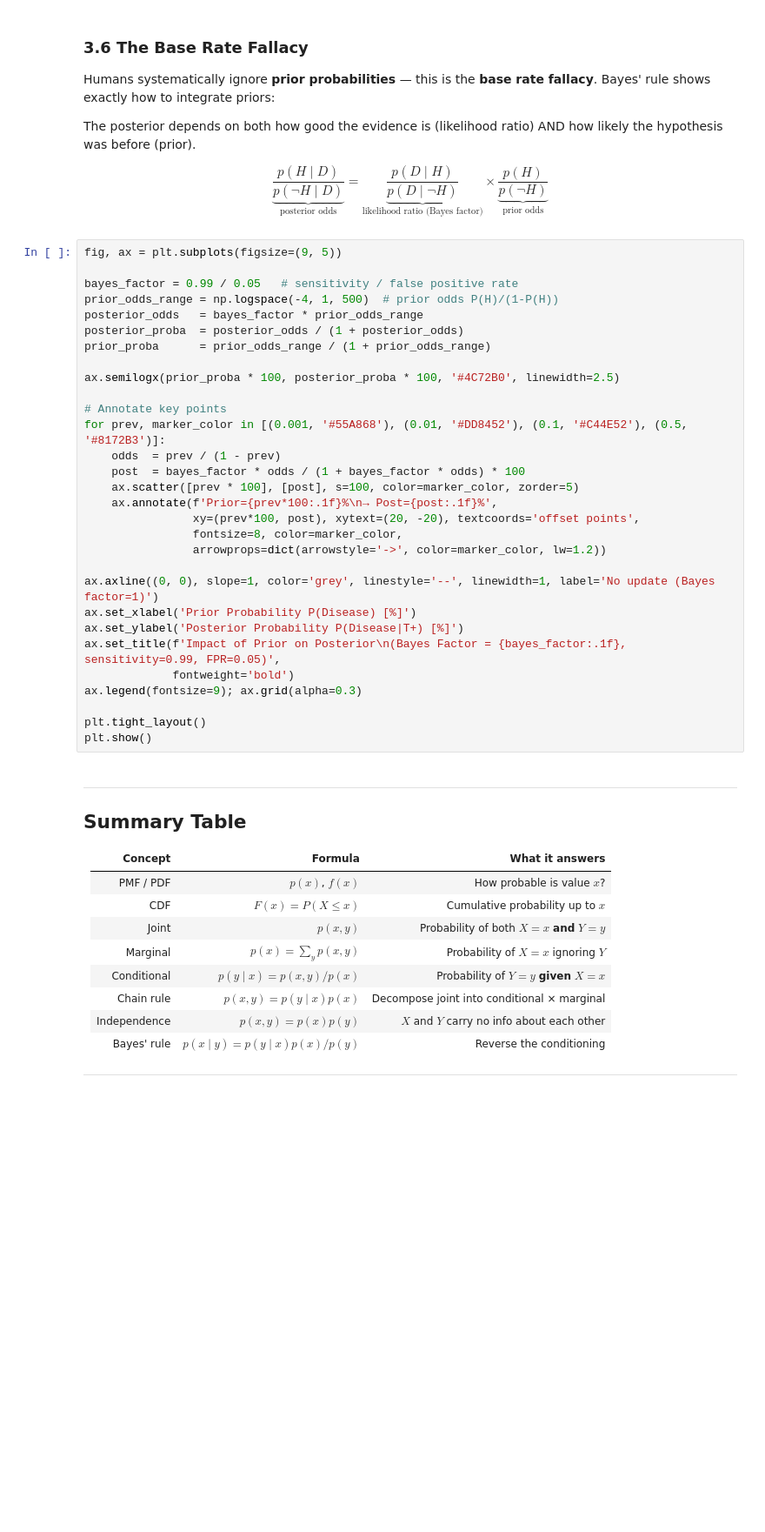
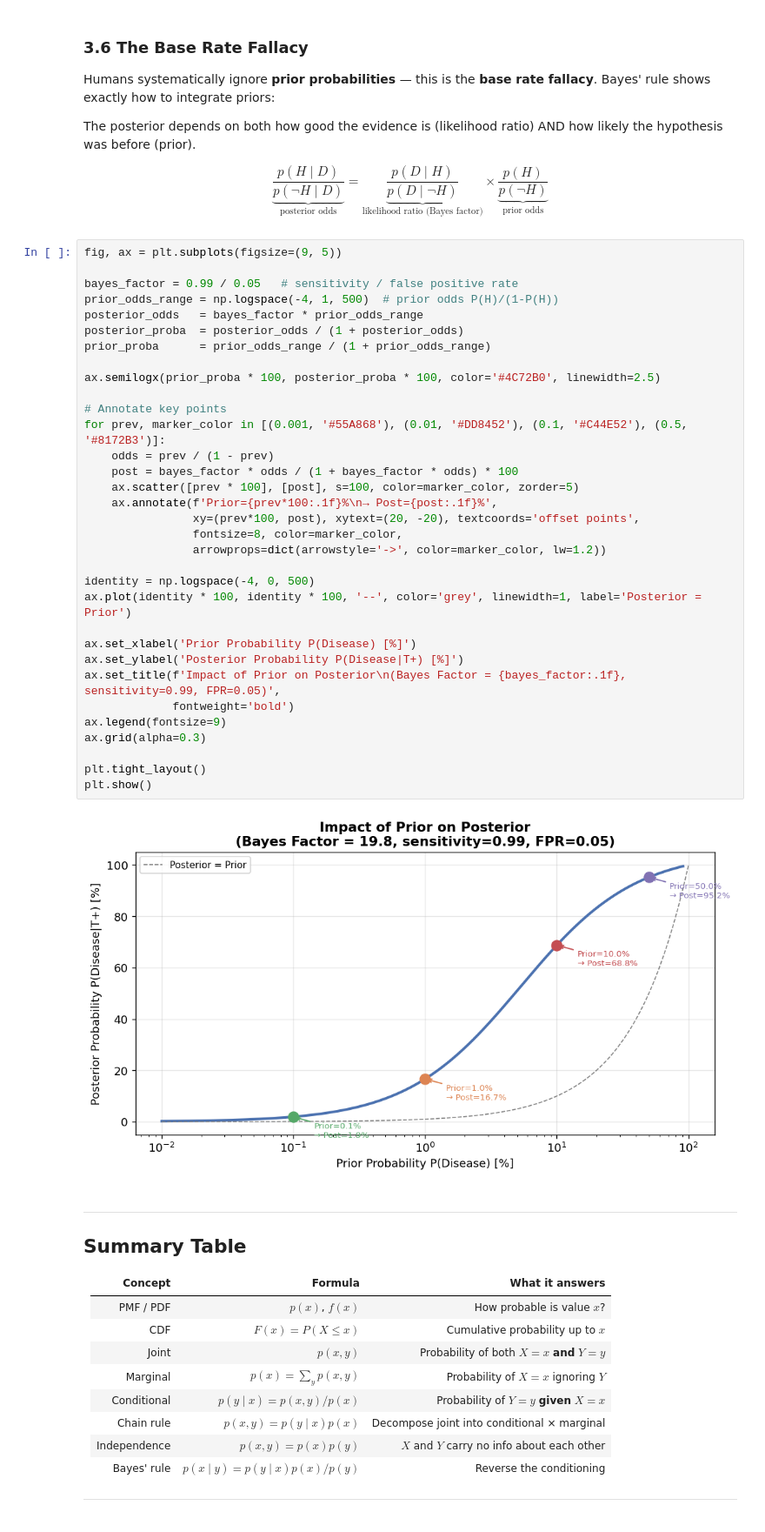
Before and after one commit to BalayogiG/probabilistic-circuits-learning, a Jupyter notebook: maths_and_probs/random_variables_and_distributions.ipynb, the cells around one changed output. Shown at 87% size. Cells and saved outputs as stored; diff of their text form; blank space fills up the shorter version.

```diff
--- a/maths_and_probs/random_variables_and_distributions.ipynb
+++ b/maths_and_probs/random_variables_and_distributions.ipynb
@@ -800,33 +874,38 @@ $$\underbrace{\frac{p(H \mid D)}{p(\neg H \mid D)}}_{\text{posterior odds}} = \u
 # %%
 fig, ax = plt.subplots(figsize=(9, 5))
 
 bayes_factor = 0.99 / 0.05   # sensitivity / false positive rate
 prior_odds_range = np.logspace(-4, 1, 500)  # prior odds P(H)/(1-P(H))
 posterior_odds   = bayes_factor * prior_odds_range
 posterior_proba  = posterior_odds / (1 + posterior_odds)
 prior_proba      = prior_odds_range / (1 + prior_odds_range)
 
-ax.semilogx(prior_proba * 100, posterior_proba * 100, '#4C72B0', linewidth=2.5)
+ax.semilogx(prior_proba * 100, posterior_proba * 100, color='#4C72B0', linewidth=2.5)
 
 # Annotate key points
 for prev, marker_color in [(0.001, '#55A868'), (0.01, '#DD8452'), (0.1, '#C44E52'), (0.5, '#8172B3')]:
-    odds  = prev / (1 - prev)
-    post  = bayes_factor * odds / (1 + bayes_factor * odds) * 100
+    odds = prev / (1 - prev)
+    post = bayes_factor * odds / (1 + bayes_factor * odds) * 100
     ax.scatter([prev * 100], [post], s=100, color=marker_color, zorder=5)
     ax.annotate(f'Prior={prev*100:.1f}%\n→ Post={post:.1f}%',
                 xy=(prev*100, post), xytext=(20, -20), textcoords='offset points',
                 fontsize=8, color=marker_color,
                 arrowprops=dict(arrowstyle='->', color=marker_color, lw=1.2))
 
-ax.axline((0, 0), slope=1, color='grey', linestyle='--', linewidth=1, label='No update (Bayes factor=1)')
+identity = np.logspace(-4, 0, 500)
+ax.plot(identity * 100, identity * 100, '--', color='grey', linewidth=1, label='Posterior = Prior')
+
 ax.set_xlabel('Prior Probability P(Disease) [%]')
 ax.set_ylabel('Posterior Probability P(Disease|T+) [%]')
 ax.set_title(f'Impact of Prior on Posterior\n(Bayes Factor = {bayes_factor:.1f}, sensitivity=0.99, FPR=0.05)',
              fontweight='bold')
-ax.legend(fontsize=9); ax.grid(alpha=0.3)
+ax.legend(fontsize=9)
+ax.grid(alpha=0.3)
 
 plt.tight_layout()
 plt.show()
+# %% [output]
+[figure, added]
 # %% [markdown]
 ---
 ## Summary Table
```
Also changed, not shown: parts of 16 cells of this notebook, 1 other file.
